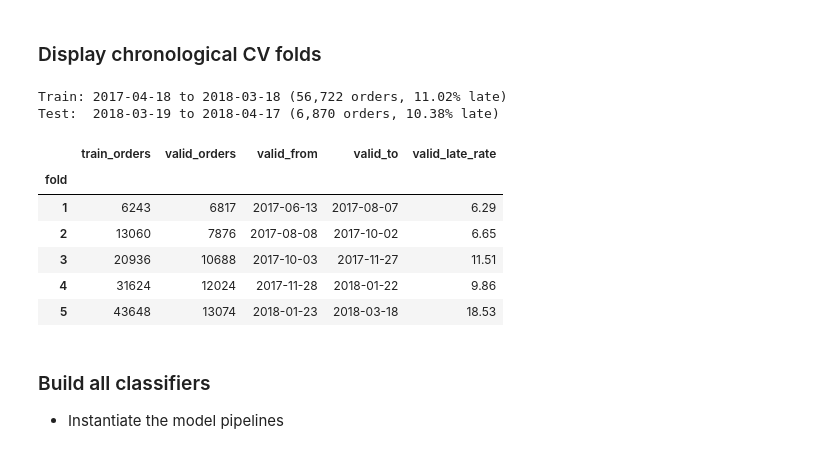
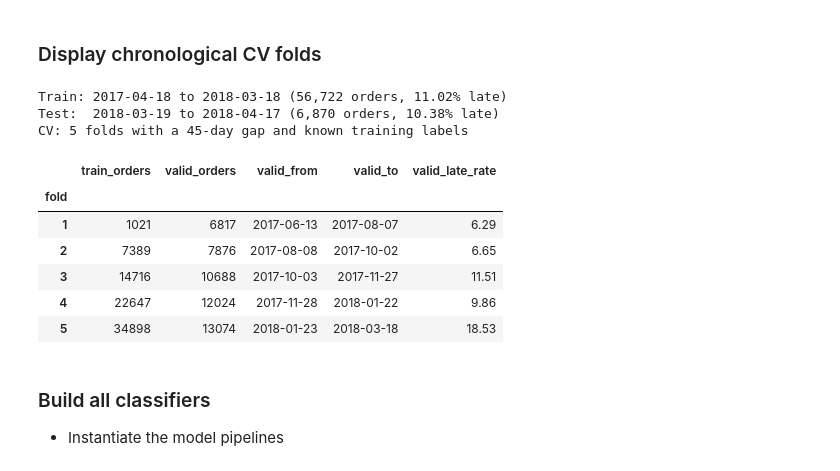
Before and after one commit to mushroomyyy/Team8_IT5006_Ecommerce_Analytics_AY2627Sem1, a Jupyter notebook: phase2/model_classification_dev.ipynb, the cells around one changed output. Saved outputs shown, nothing was run; the diff lists cells and outputs as text; code cells hidden in the pictures.

```diff
--- a/phase2/model_classification_dev.ipynb
+++ b/phase2/model_classification_dev.ipynb
@@ -77,0 +118,6 @@ Number of categorical features: 2
+# %%
+RANDOM_STATE = 42
+LOOKBACK = 45
+PXD = 365
+
+ORDER_STATUSES = ['delivered', 'shipped', 'invoiced', 'processing']
@@ -77,0 +374,11 @@ Number of categorical features: 2
+# %%
+all_order_items = order_items.copy()
+all_order_items = all_order_items.merge(products[['product_id', 'product_category_name', 'product_photos_qty', 'product_weight_g']]
+                                    , on='product_id'
+                                    , how='left'
+                                    )
+all_order_items = all_order_items.merge(sellers, on='seller_id', how='left')
+all_order_items['item_revenue'] = all_order_items['price'] + all_order_items['freight_value']
+all_order_items = all_order_items.sort_values(['order_id', 'order_item_id'])
+print(all_order_items.shape)
+print(f"Unique order_id: {all_order_items['order_id'].nunique()}")
@@ -602,0 +977,20 @@ print("   Pipeline steps: preprocessor -> classifier")
+# %%
+rf_classifier = RandomForestClassifier(
+    n_estimators=100,           # Number of trees in the forest
+    max_depth=10,               # Maximum tree depth
+    class_weight='balanced',    # Auto-adjust weights inversely to class freq
+    random_state=42,
+    n_jobs=-1                   # Use all CPU cores for parallel training
+)
+
+# Create Pipeline with a fresh preprocessor
+# (Each pipeline needs its own preprocessor to avoid conflicts)
+rf_pipeline = Pipeline([
+    ('preprocessor', clone(preprocessor)),
+    ('classifier', rf_classifier)
+])
+
+# Fit the entire pipeline
+rf_pipeline.fit(X_train, y_train)
+print("   Random Forest Pipeline trained!")
+print("   Pipeline steps: preprocessor -> classifier")
@@ -1364,36 +1765,43 @@ N_ITER = {'Logistic Regression': 12, 'Decision Tree': 15, 'Random Forest': 8,
 # %%
 # Reusing the same splits that was created in the earlier development pipeline
 cv_train_df = train_df.copy()
 cv_test_df = test_df.copy()
 
 X_cv_train, y_cv_train = X_train, y_train
 X_cv_test, y_cv_test = X_test, y_test
 
 
 print(f'Train: {cv_train_df["order_approved_dt"].min():%Y-%m-%d} to {cv_train_df["order_approved_dt"].max():%Y-%m-%d} '
       f'({len(cv_train_df):,} orders, {y_cv_train.mean():.2%} late)')
 print(f'Test:  {cv_test_df["order_approved_dt"].min():%Y-%m-%d} to {cv_test_df["order_approved_dt"].max():%Y-%m-%d} '
       f'({len(cv_test_df):,} orders, {y_cv_test.mean():.2%} late)')
 
-cv_folds = day_blocked_time_series_folds(cv_train_df['order_approved_dt'], n_splits=N_CV_FOLDS)
+cv_folds = day_blocked_time_series_folds(
+    cv_train_df['order_approved_dt'], n_splits=N_CV_FOLDS, gap_days=LOOKBACK)
+cv_folds = available_outcome_folds(
+    cv_train_df, cv_folds, y_cv_train, labels_as_of, 'label_as_of_run')
+assert len(cv_folds) == N_CV_FOLDS
+assert all(y_cv_train.iloc[tr].nunique() == 2 for tr, _ in cv_folds)
+print(f'CV: {len(cv_folds)} folds with a {LOOKBACK}-day gap and known training labels')
 display(pd.DataFrame([{
             'fold': k, 'train_orders': len(tr), 'valid_orders': len(va),
             'valid_from': cv_train_df['order_approved_dt'].iloc[va].min().date(),
             'valid_to': cv_train_df['order_approved_dt'].iloc[va].max().date(),
             'valid_late_rate': round(y_cv_train.iloc[va].mean() * 100, 2),
                   } for k, (tr, va) in enumerate(cv_folds, 1)]
             ).set_index('fold')
       )
 # %% [output]
 Train: 2017-04-18 to 2018-03-18 (56,722 orders, 11.02% late)
 Test:  2018-03-19 to 2018-04-17 (6,870 orders, 10.38% late)
+CV: 5 folds with a 45-day gap and known training labels
 |  | train_orders | valid_orders | valid_from | valid_to | valid_late_rate |
 | fold |  |  |  |  |  |
-| 1 | 6243 | 6817 | 2017-06-13 | 2017-08-07 | 6.29 |
-| 2 | 13060 | 7876 | 2017-08-08 | 2017-10-02 | 6.65 |
-| 3 | 20936 | 10688 | 2017-10-03 | 2017-11-27 | 11.51 |
-| 4 | 31624 | 12024 | 2017-11-28 | 2018-01-22 | 9.86 |
-| 5 | 43648 | 13074 | 2018-01-23 | 2018-03-18 | 18.53 |
+| 1 | 1021 | 6817 | 2017-06-13 | 2017-08-07 | 6.29 |
+| 2 | 7389 | 7876 | 2017-08-08 | 2017-10-02 | 6.65 |
+| 3 | 14716 | 10688 | 2017-10-03 | 2017-11-27 | 11.51 |
+| 4 | 22647 | 12024 | 2017-11-28 | 2018-01-22 | 9.86 |
+| 5 | 34898 | 13074 | 2018-01-23 | 2018-03-18 | 18.53 |
 # %% [markdown]
 ### Build all classifiers
 - Instantiate the model pipelines
```
Also changed, not shown: parts of 51 cells of this notebook.
